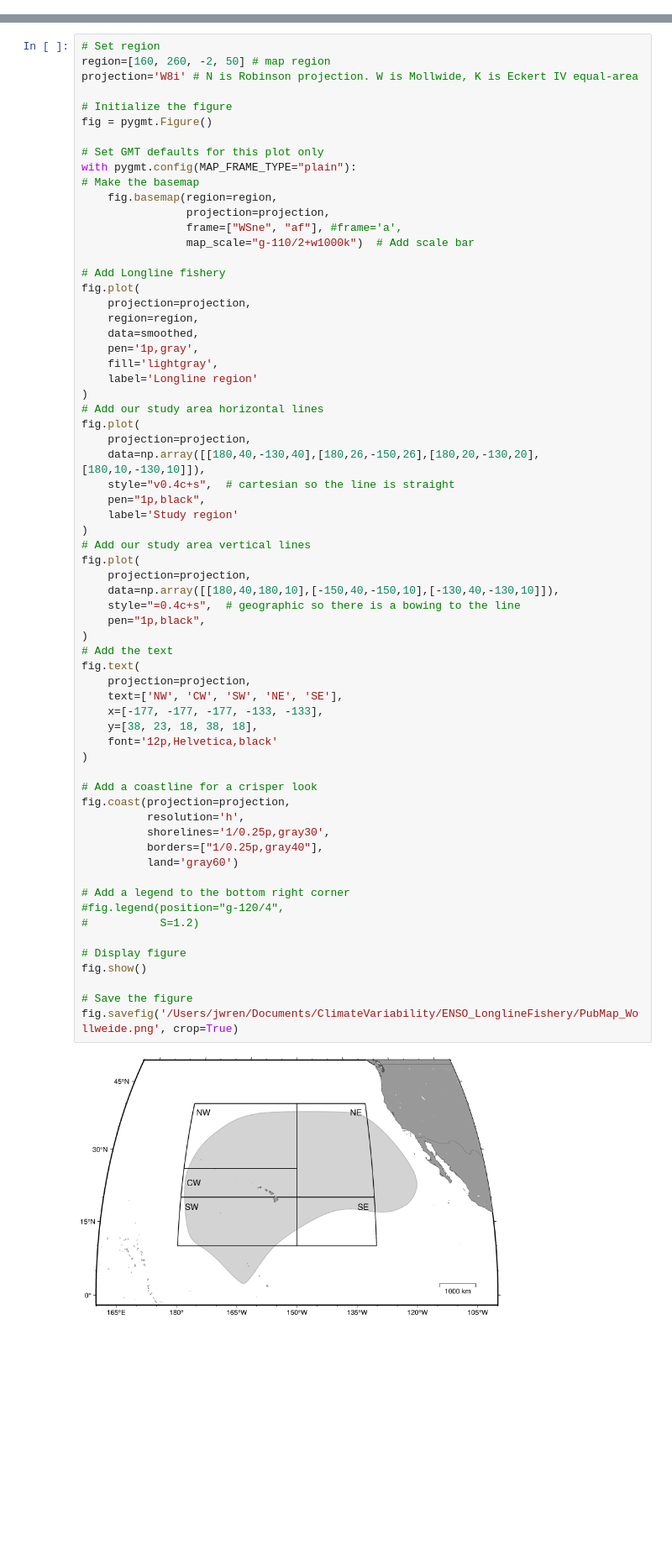
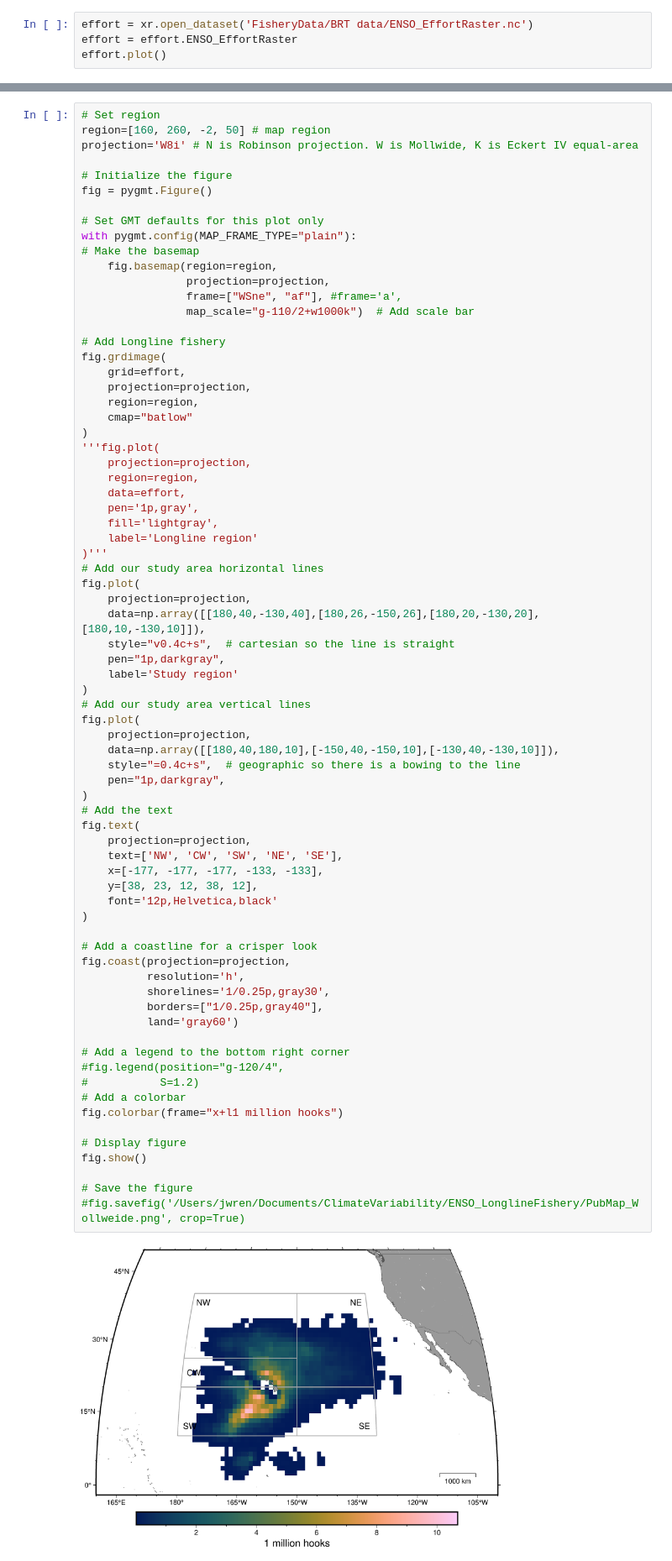
Before and after one commit to noaa-pifsc/PRP-ENSO-LonglineFishery, a Jupyter notebook: ENSO_EffortAreaMap.ipynb, the cells around one changed output, grey strips where cells are left out. Shown at 84% size. Drawn from its saved outputs; the diff is of its cells as text; blank space fills up the shorter version.

Commit message:
Added gridded effort data to figure

```diff
--- a/ENSO_EffortAreaMap.ipynb
+++ b/ENSO_EffortAreaMap.ipynb
@@ -86,0 +89,4 @@ fig.show()
+# %%
+effort = xr.open_dataset('FisheryData/BRT data/ENSO_EffortRaster.nc')
+effort = effort.ENSO_EffortRaster
+effort.plot()
@@ -107,53 +116,61 @@ with pygmt.config(MAP_FRAME_TYPE="plain"):
                 map_scale="g-110/2+w1000k")  # Add scale bar
 
 # Add Longline fishery
-fig.plot(
+fig.grdimage(
+    grid=effort,
     projection=projection,
     region=region,
-    data=smoothed,
+    cmap="batlow"
+)
+'''fig.plot(
+    projection=projection,
+    region=region,
+    data=effort,
     pen='1p,gray',
     fill='lightgray',
     label='Longline region'
-)
+)'''
 # Add our study area horizontal lines
 fig.plot(
     projection=projection,
     data=np.array([[180,40,-130,40],[180,26,-150,26],[180,20,-130,20],[180,10,-130,10]]),
     style="v0.4c+s",  # cartesian so the line is straight
-    pen="1p,black",
+    pen="1p,darkgray",
     label='Study region'
 )
 # Add our study area vertical lines
 fig.plot(
     projection=projection,
     data=np.array([[180,40,180,10],[-150,40,-150,10],[-130,40,-130,10]]),
     style="=0.4c+s",  # geographic so there is a bowing to the line
-    pen="1p,black",
+    pen="1p,darkgray",
 )
 # Add the text
 fig.text(
     projection=projection,
     text=['NW', 'CW', 'SW', 'NE', 'SE'],
     x=[-177, -177, -177, -133, -133],
-    y=[38, 23, 18, 38, 18],
+    y=[38, 23, 12, 38, 12],
     font='12p,Helvetica,black'
 )
 
 # Add a coastline for a crisper look
 fig.coast(projection=projection,
           resolution='h',
           shorelines='1/0.25p,gray30',
           borders=["1/0.25p,gray40"],
           land='gray60')
 
 # Add a legend to the bottom right corner
 #fig.legend(position="g-120/4",
 #           S=1.2)
+# Add a colorbar
+fig.colorbar(frame="x+l1 million hooks")
 
 # Display figure
 fig.show()
 
 # Save the figure
-fig.savefig('/Users/jwren/Documents/ClimateVariability/ENSO_LonglineFishery/PubMap_Wollweide.png', crop=True)
+#fig.savefig('/Users/jwren/Documents/ClimateVariability/ENSO_LonglineFishery/PubMap_Wollweide.png', crop=True)
 # %% [output]
-[figure, old version]
+[figure, new version]
```
Also changed, not shown: parts of 5 cells of this notebook.
